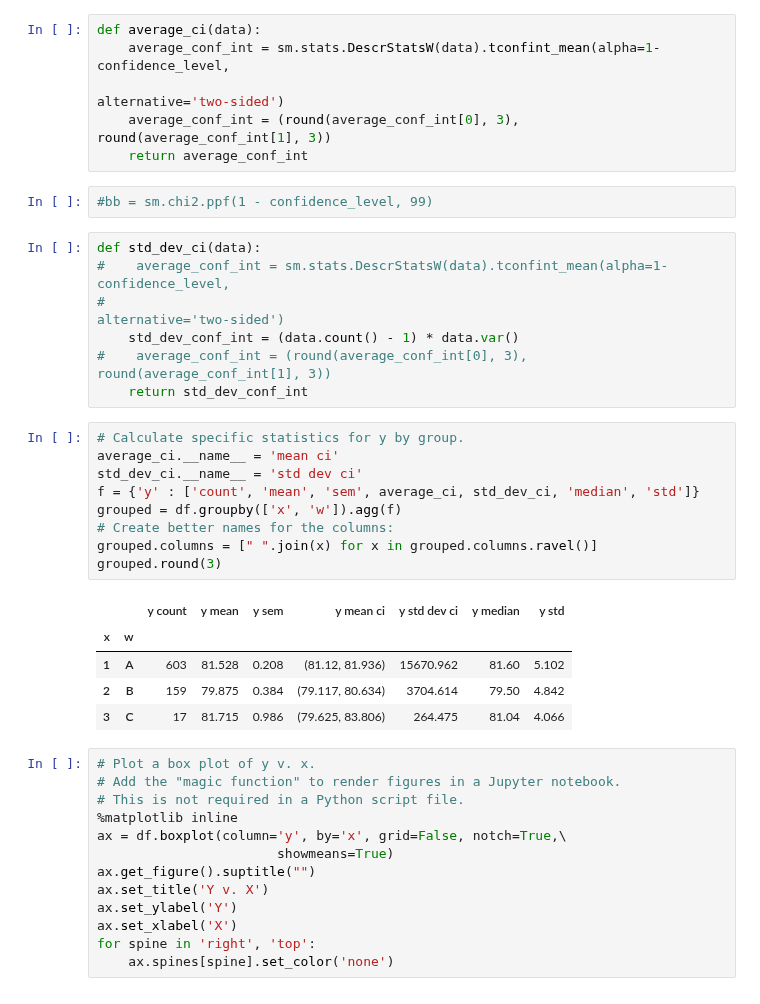
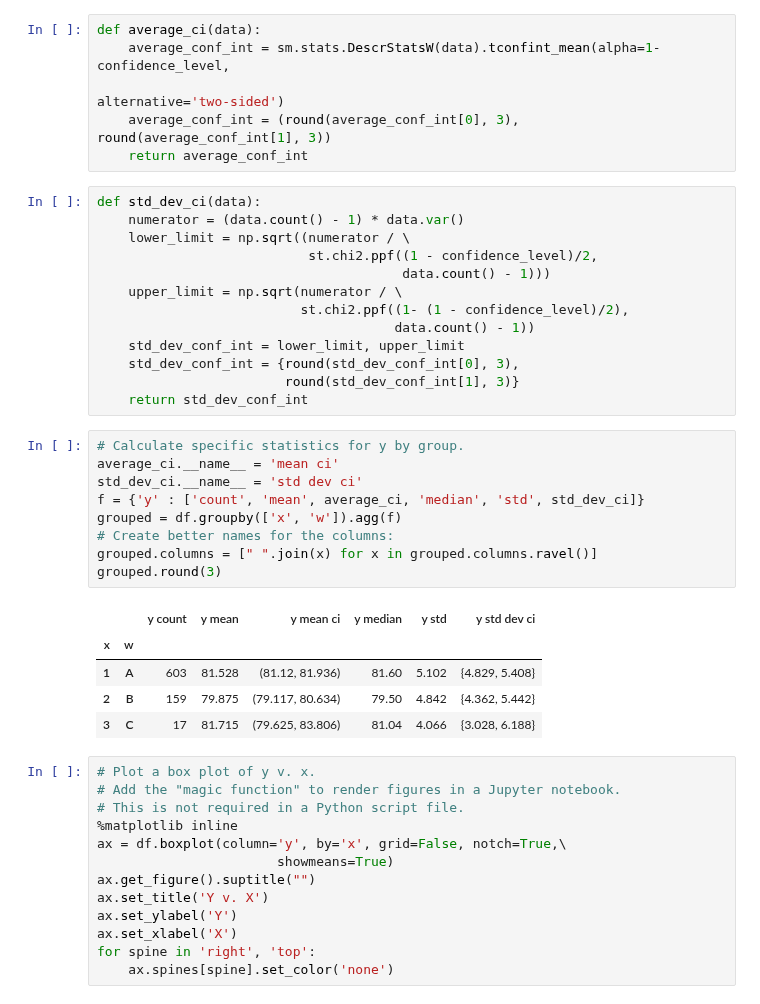
Before and after one commit to gillespilon/anova_one_factor, a Jupyter notebook: anova_one_factor.ipynb, the cells around one changed output. Saved outputs shown, nothing was run; the diff lists cells and outputs as text.

Commit message:
mod defined function to calculate confidence interval standard deviation with groupby

```diff
--- a/anova_one_factor.ipynb
+++ b/anova_one_factor.ipynb
@@ -77,30 +78,34 @@ def average_ci(data):
                                                                 alternative='two-sided')
     average_conf_int = (round(average_conf_int[0], 3), round(average_conf_int[1], 3))
     return average_conf_int
-# %%
-#bb = sm.chi2.ppf(1 - confidence_level, 99)
-# %%
-def std_dev_ci(data):
-#    average_conf_int = sm.stats.DescrStatsW(data).tconfint_mean(alpha=1-confidence_level,
-#                                                                alternative='two-sided')
-    std_dev_conf_int = (data.count() - 1) * data.var()
-#    average_conf_int = (round(average_conf_int[0], 3), round(average_conf_int[1], 3))
-    return std_dev_conf_int
+# %%
+def std_dev_ci(data):
+    numerator = (data.count() - 1) * data.var()
+    lower_limit = np.sqrt((numerator / \
+                           st.chi2.ppf((1 - confidence_level)/2,
+                                       data.count() - 1)))
+    upper_limit = np.sqrt(numerator / \
+                          st.chi2.ppf((1- (1 - confidence_level)/2),
+                                      data.count() - 1))
+    std_dev_conf_int = lower_limit, upper_limit
+    std_dev_conf_int = {round(std_dev_conf_int[0], 3),
+                        round(std_dev_conf_int[1], 3)}
+    return std_dev_conf_int
 # %%
 # Calculate specific statistics for y by group.
 average_ci.__name__ = 'mean ci'
 std_dev_ci.__name__ = 'std dev ci'
-f = {'y' : ['count', 'mean', 'sem', average_ci, std_dev_ci, 'median', 'std']}
+f = {'y' : ['count', 'mean', average_ci, 'median', 'std', std_dev_ci]}
 grouped = df.groupby(['x', 'w']).agg(f)
 # Create better names for the columns:
 grouped.columns = [" ".join(x) for x in grouped.columns.ravel()]
 grouped.round(3)
 # %% [output]
-|  |  | y count | y mean | y sem | y mean ci | y std dev ci | y median | y std |
-| x | w |  |  |  |  |  |  |  |
-| 1 | A | 603 | 81.528 | 0.208 | (81.12, 81.936) | 15670.962 | 81.60 | 5.102 |
-| 2 | B | 159 | 79.875 | 0.384 | (79.117, 80.634) | 3704.614 | 79.50 | 4.842 |
-| 3 | C | 17 | 81.715 | 0.986 | (79.625, 83.806) | 264.475 | 81.04 | 4.066 |
+|  |  | y count | y mean | y mean ci | y median | y std | y std dev ci |
+| x | w |  |  |  |  |  |  |
+| 1 | A | 603 | 81.528 | (81.12, 81.936) | 81.60 | 5.102 | {4.829, 5.408} |
+| 2 | B | 159 | 79.875 | (79.117, 80.634) | 79.50 | 4.842 | {4.362, 5.442} |
+| 3 | C | 17 | 81.715 | (79.625, 83.806) | 81.04 | 4.066 | {3.028, 6.188} |
 # %%
 # Plot a box plot of y v. x.
 # Add the "magic function" to render figures in a Jupyter notebook.
```
Also changed, not shown: parts of 3 cells of this notebook.
